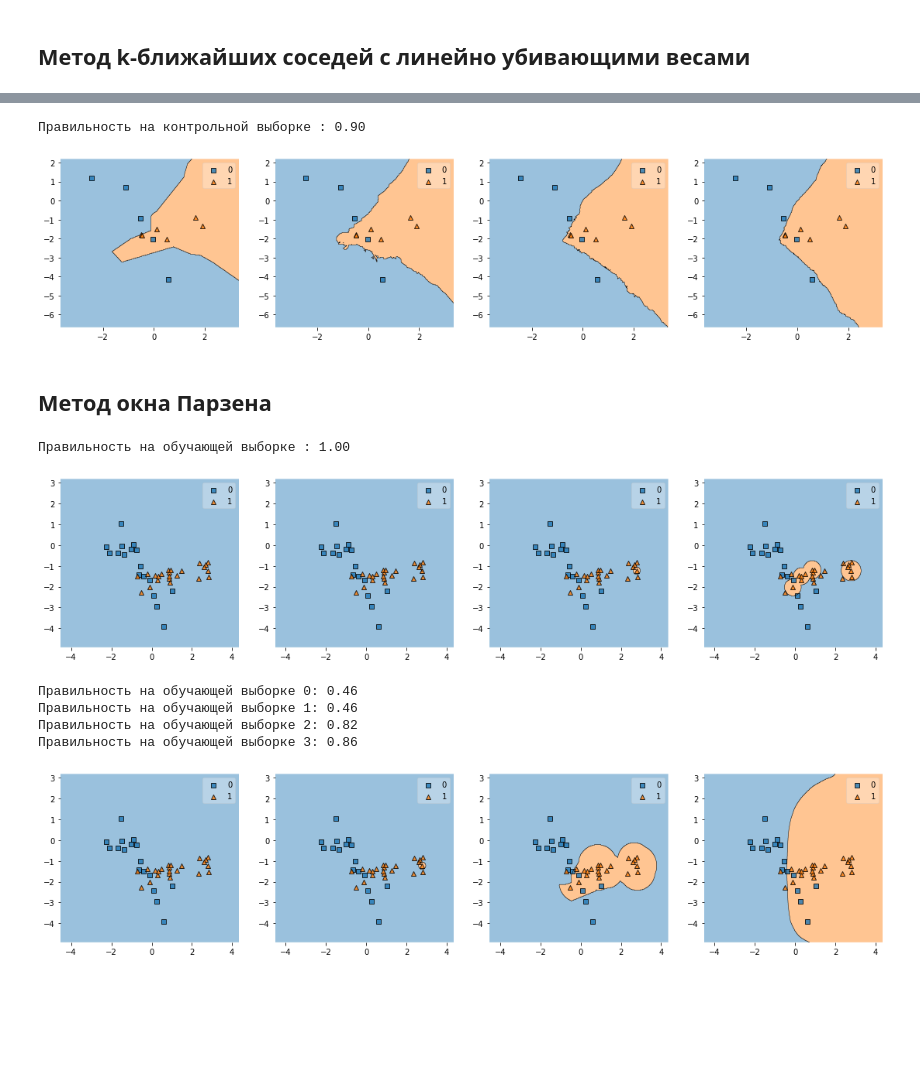
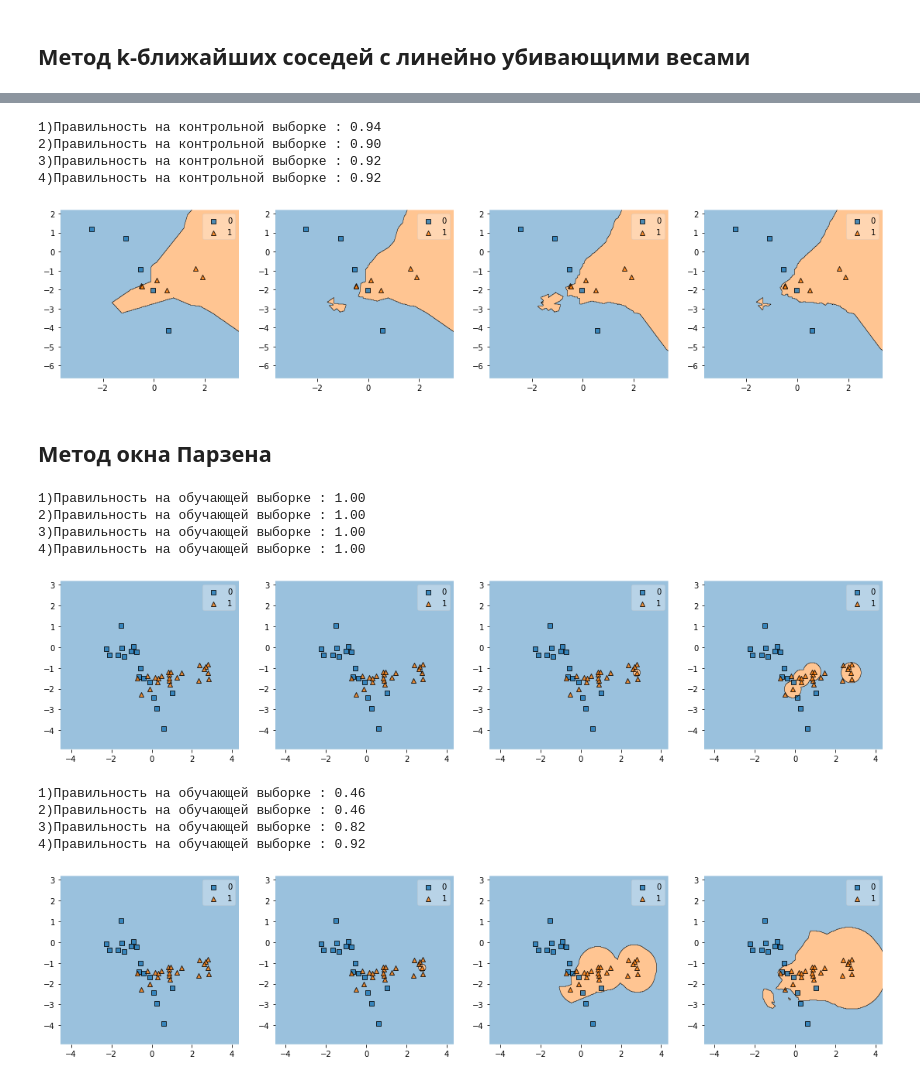
Before and after one commit to DieNice/AdultResearch, a Jupyter notebook: metricsmethods.ipynb, the cells around one changed output, grey strips where cells are left out. Drawn from its saved outputs; the diff is of its cells as text; code cells hidden in the pictures; blank space fills up the shorter version.

```diff
--- a/metricsmethods.ipynb
+++ b/metricsmethods.ipynb
@@ -340,12 +350,13 @@ def func(distance):
     return ret
 # %%
 models = []
-for n_neighbors in range(1, 51):
+for n_neighbors in range(1, 10):
     model = KNeighborsClassifier(n_neighbors=n_neighbors,
                                  weights=func)
     model.fit(X_train, Y_train)
     models.append(model)
 # %%
+# Оптимальное число соседей - 6
 fig, gs = plt.figure(figsize=(19,4)), gridspec.GridSpec(1, 4)
 
 ax = []
@@ -353,8 +364,8 @@ for i in range(4):
     ax.append(fig.add_subplot(gs[i]))
 
 for i in range(4):
-    plot_decision_regions(X_train, Y_train, models[i], ax=ax[i],feature_index=[0,3],
+    plot_decision_regions(X_train, Y_train, models[i*2], ax=ax[i],feature_index=[0,3],
                       filler_feature_values= feature_val,filler_feature_ranges= feature_width)
-print("Правильность на обучающей выборке : {:.2f}".format(model.score(X_train,Y_train)))
+    print("{})Правильность на обучающей выборке : {:.2f}".format((i+1),models[i*2].score(X_train,Y_train)))
 plt.show()
 # %% [output]
@@ -368,13 +382,16 @@ for i in range(4):
     ax.append(fig.add_subplot(gs[i]))
 
 for i in range(4):
-    plot_decision_regions(X_test, Y_test, models[12*i], ax=ax[i],feature_index=[0,3],
+    plot_decision_regions(X_test, Y_test, models[i*2], ax=ax[i],feature_index=[0,3],
                       filler_feature_values= feature_val,filler_feature_ranges= feature_width)
-print("Правильность на контрольной выборке : {:.2f}".format(models[46].score(X_test,Y_test)))
+    print("{})Правильность на контрольной выборке : {:.2f}".format((i+1),models[i*2].score(X_test,Y_test)))
 plt.show()
 # %% [output]
-Правильность на контрольной выборке : 0.90
+1)Правильность на контрольной выборке : 0.94
+2)Правильность на контрольной выборке : 0.90
+3)Правильность на контрольной выборке : 0.92
+4)Правильность на контрольной выборке : 0.92
-[figure, old version]
+[figure, new version]
 # %% [markdown]
 ## Метод окна Парзена
 # %%
@@ -386,36 +403,40 @@ fig, gs = plt.figure(figsize=(19,4)), gridspec.GridSpec(1, 4)
 
 ax = []
 for i, h in enumerate([0.05, 0.1, 0.2, 0.5]):
-    model = KNeighborsClassifier(n_neighbors=len(X_train),
+    model = KNeighborsClassifier(n_neighbors=6,
                                  weights=lambda x: K(x, h=h))
     model.fit(X_train, Y_train)
     ax.append(fig.add_subplot(gs[i]))
     plot_decision_regions(X_train, Y_train, model, ax=ax[i],feature_index=[0,3],
                       filler_feature_values= feature_val,filler_feature_ranges= feature_width)
-print("Правильность на обучающей выборке : {:.2f}".format(model.score(X_train,Y_train)))
+    print("{})Правильность на обучающей выборке : {:.2f}".format((i+1),model.score(X_train,Y_train)))
 
 
 plt.show()
 # %% [output]
-Правильность на обучающей выборке : 1.00
+1)Правильность на обучающей выборке : 1.00
+2)Правильность на обучающей выборке : 1.00
+3)Правильность на обучающей выборке : 1.00
+4)Правильность на обучающей выборке : 1.00
 [figure]
 # %%
+#Для данного метода оптимальным является число соседей 7 и параметр от 1.7+
 fig, gs = plt.figure(figsize=(19,4)), gridspec.GridSpec(1, 4)
 
 ax = []
-for i, h in enumerate([0.05, 0.2, 1.0, 4.5]):
-    model = KNeighborsClassifier(n_neighbors=len(X_train),
+for i, h in enumerate([0.05, 0.2, 1.0, 1.75]):
+    model = KNeighborsClassifier(n_neighbors=7,
                                  weights=lambda x: K(x, h=h))
     model.fit(X_train, Y_train)
     ax.append(fig.add_subplot(gs[i]))
     plot_decision_regions(X_train, Y_train, model, ax=ax[i],feature_index=[0,3],
                       filler_feature_values= feature_val,filler_feature_ranges= feature_width)
-    print("Правильность на обучающей выборке {}: {:.2f}".format(i,model.score(X_test,Y_test)))
+    print("{})Правильность на обучающей выборке : {:.2f}".format((i+1),model.score(X_test,Y_test)))
 
 plt.show()
 # %% [output]
-Правильность на обучающей выборке 0: 0.46
-Правильность на обучающей выборке 1: 0.46
-Правильность на обучающей выборке 2: 0.82
-Правильность на обучающей выборке 3: 0.86
+1)Правильность на обучающей выборке : 0.46
+2)Правильность на обучающей выборке : 0.46
+3)Правильность на обучающей выборке : 0.82
+4)Правильность на обучающей выборке : 0.92
-[figure, old version]
+[figure, new version]
```
Also changed, not shown: parts of 6 cells of this notebook.
